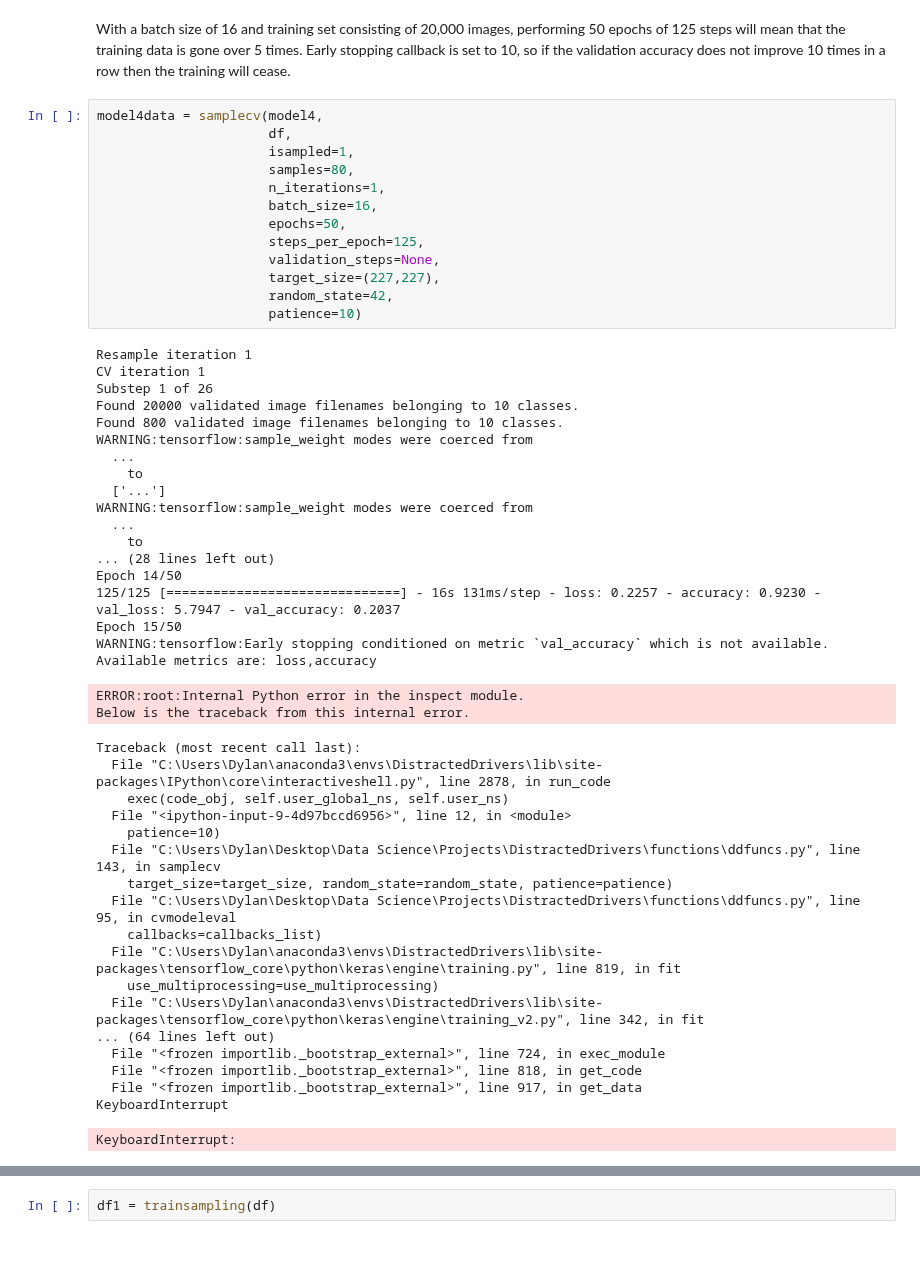
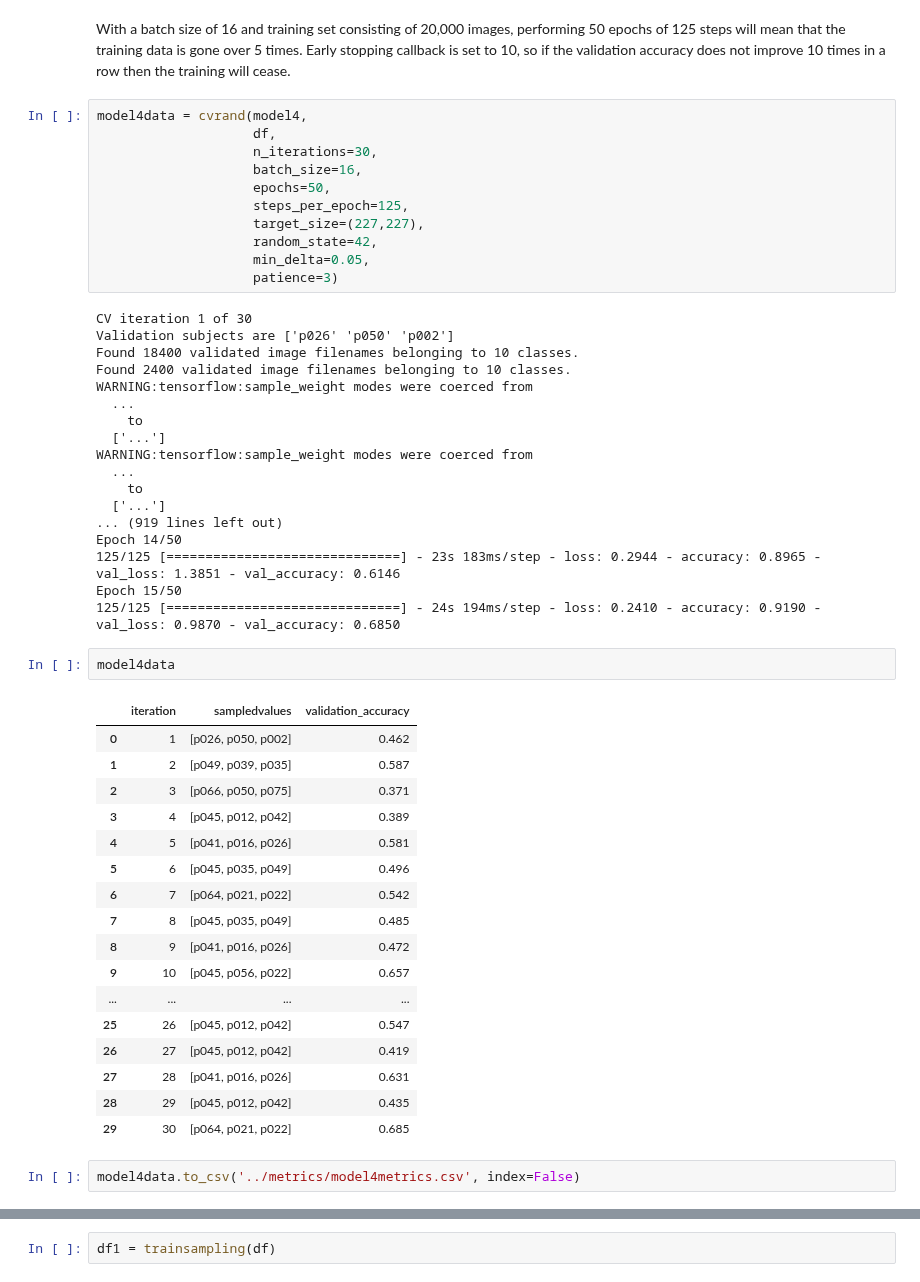
Before and after one commit to Dylan-C-Neal/DistractedDrivingClassifier, a Jupyter notebook: notebooks/Modeling.ipynb, the cells around one changed output, grey strips where cells are left out. Drawn from its saved outputs; the diff is of its cells as text; blank space fills up the shorter version.

Commit message:
Began running cross validation using new function for more appropriate cross-validation.

```diff
--- a/notebooks/Modeling.ipynb
+++ b/notebooks/Modeling.ipynb
@@ -406,24 +297,21 @@ _________________________________________________________________
 # %% [markdown]
 With a batch size of 16 and training set consisting of 20,000 images, performing 50 epochs of 125 steps will mean that the training data is gone over 5 times. Early stopping callback is set to 10, so if the validation accuracy does not improve 10 times in a row then the training will cease.
 # %%
-model4data = samplecv(model4,
-                      df,
-                      isampled=1,
-                      samples=80,
-                      n_iterations=1,
-                      batch_size=16,
-                      epochs=50,
-                      steps_per_epoch=125,
-                      validation_steps=None,
-                      target_size=(227,227),
-                      random_state=42,
-                      patience=10)
+model4data = cvrand(model4,
+                    df,
+                    n_iterations=30,
+                    batch_size=16,
+                    epochs=50,
+                    steps_per_epoch=125,
+                    target_size=(227,227),
+                    random_state=42,
+                    min_delta=0.05,
+                    patience=3)
 # %% [output]
-Resample iteration 1
-CV iteration 1
-Substep 1 of 26
-Found 20000 validated image filenames belonging to 10 classes.
-Found 800 validated image filenames belonging to 10 classes.
+CV iteration 1 of 30
+Validation subjects are ['p026' 'p050' 'p002']
+Found 18400 validated image filenames belonging to 10 classes.
+Found 2400 validated image filenames belonging to 10 classes.
 WARNING:tensorflow:sample_weight modes were coerced from
   ...
     to
@@ -431,28 +319,31 @@ WARNING:tensorflow:sample_weight modes were coerced from
 WARNING:tensorflow:sample_weight modes were coerced from
   ...
     to
-... (28 lines left out)
+  ['...']
+... (919 lines left out)
 Epoch 14/50
-125/125 [==============================] - 16s 131ms/step - loss: 0.2257 - accuracy: 0.9230 - val_loss: 5.7947 - val_accuracy: 0.2037
+125/125 [==============================] - 23s 183ms/step - loss: 0.2944 - accuracy: 0.8965 - val_loss: 1.3851 - val_accuracy: 0.6146
 Epoch 15/50
-WARNING:tensorflow:Early stopping conditioned on metric `val_accuracy` which is not available. Available metrics are: loss,accuracy
+125/125 [==============================] - 24s 194ms/step - loss: 0.2410 - accuracy: 0.9190 - val_loss: 0.9870 - val_accuracy: 0.6850
-ERROR:root:Internal Python error in the inspect module.
-Below is the traceback from this internal error.
-Traceback (most recent call last):
-  File "C:\Users\Dylan\anaconda3\envs\DistractedDrivers\lib\site-packages\IPython\core\interactiveshell.py", line 2878, in run_code
-    exec(code_obj, self.user_global_ns, self.user_ns)
-  File "<ipython-input-9-4d97bccd6956>", line 12, in <module>
-    patience=10)
-  File "C:\Users\Dylan\Desktop\Data Science\Projects\DistractedDrivers\functions\ddfuncs.py", line 143, in samplecv
-    target_size=target_size, random_state=random_state, patience=patience)
-  File "C:\Users\Dylan\Desktop\Data Science\Projects\DistractedDrivers\functions\ddfuncs.py", line 95, in cvmodeleval
-    callbacks=callbacks_list)
-  File "C:\Users\Dylan\anaconda3\envs\DistractedDrivers\lib\site-packages\tensorflow_core\python\keras\engine\training.py", line 819, in fit
-    use_multiprocessing=use_multiprocessing)
-  File "C:\Users\Dylan\anaconda3\envs\DistractedDrivers\lib\site-packages\tensorflow_core\python\keras\engine\training_v2.py", line 342, in fit
-... (64 lines left out)
-  File "<frozen importlib._bootstrap_external>", line 724, in exec_module
-  File "<frozen importlib._bootstrap_external>", line 818, in get_code
-  File "<frozen importlib._bootstrap_external>", line 917, in get_data
-KeyboardInterrupt
-KeyboardInterrupt:
+# %%
+model4data
+# %% [output]
+|  | iteration | sampledvalues | validation_accuracy |
+| 0 | 1 | [p026, p050, p002] | 0.462 |
+| 1 | 2 | [p049, p039, p035] | 0.587 |
+| 2 | 3 | [p066, p050, p075] | 0.371 |
+| 3 | 4 | [p045, p012, p042] | 0.389 |
+| 4 | 5 | [p041, p016, p026] | 0.581 |
+| 5 | 6 | [p045, p035, p049] | 0.496 |
+| 6 | 7 | [p064, p021, p022] | 0.542 |
+| 7 | 8 | [p045, p035, p049] | 0.485 |
+| 8 | 9 | [p041, p016, p026] | 0.472 |
+| 9 | 10 | [p045, p056, p022] | 0.657 |
+| ... | ... | ... | ... |
+| 25 | 26 | [p045, p012, p042] | 0.547 |
+| 26 | 27 | [p045, p012, p042] | 0.419 |
+| 27 | 28 | [p041, p016, p026] | 0.631 |
+| 28 | 29 | [p045, p012, p042] | 0.435 |
+| 29 | 30 | [p064, p021, p022] | 0.685 |
+# %%
+model4data.to_csv('../metrics/model4metrics.csv', index=False)
```
Also changed, not shown: parts of 20 cells of this notebook, 4 other files.
